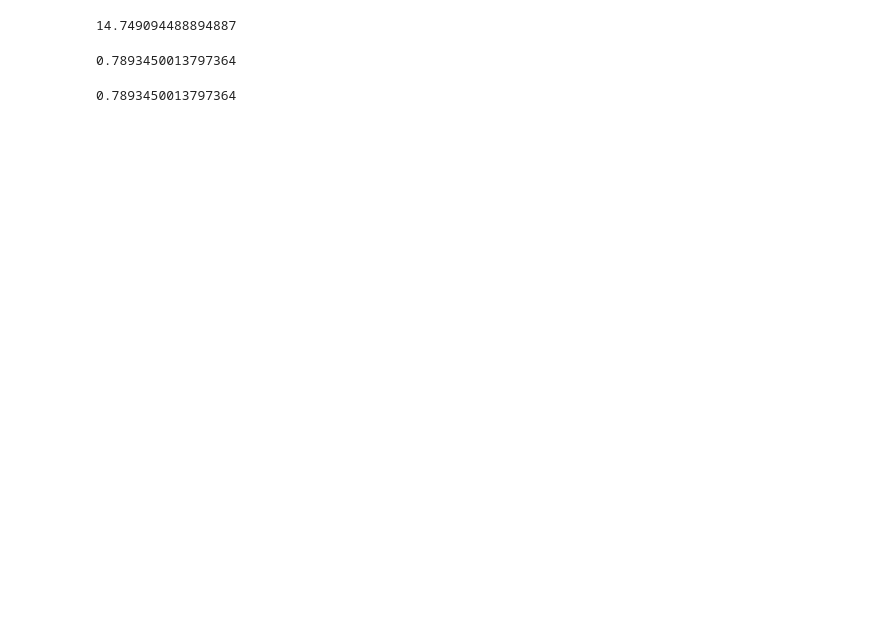
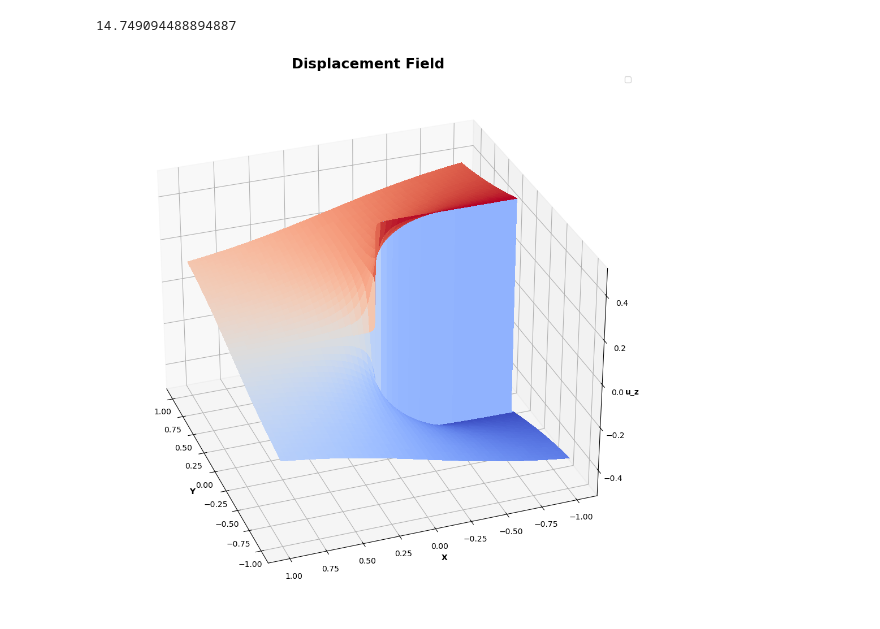
Before and after one commit to imanderson588/DislocationGenerator, a Jupyter notebook: dipoleField.ipynb, the cells around one changed output. Drawn from its saved outputs; the diff is of its cells as text; code cells hidden in the pictures; blank space fills up the shorter version.

```diff
--- a/dipoleField.ipynb
+++ b/dipoleField.ipynb
@@ -215,23 +240,45 @@ ax.view_init(elev=30, azim=120)
 u_x_image(1, 0, 10)+u_x_error(1,0)
 # %% [output]
 14.749094488894887
-# %%
-def test_x(x,y,nu,b_e):
-     disp_m = b_e / (2 * np.pi) * (np.arctan2(y,x) + (x * y) / (2 * (1 - nu) * (x**2 + y**2)))
-     return disp_m
-
-
-test_x(-0.5,1,0.24,2.8)
-# %% [output]
-0.7893450013797364
-# %%
-def test_x2(x, y, b, v):
-    factor1 = b/(2*np.pi)
-    theta1 = np.arctan2(y,x)
-    term1 = ((x)*y)/(2*(1-v)*((x)**2+y**2))
-
-    return (factor1*(theta1 + term1))
-
-test_x2(-0.5,1,2.8,0.24)
-# %% [output]
-0.7893450013797364
+# %%
+def uz(x, y, b):
+    return b * (np.arctan2(y, x) / (2 * np.pi))
+
+# Create a high-resolution grid, excluding the origin to avoid dividing by zero
+x_values = np.linspace(-1, 1, 1000)
+y_values = np.linspace(-1, 1, 1000)
+X, Y = np.meshgrid(x_values, y_values)
+Z = uz(X, Y, 1)
+
+# Optional: Mask the origin to avoid smoothing the discontinuity
+Z[np.logical_and(np.abs(X) < 1e-3, np.abs(Y) < 1e-3)] = np.nan
+
+# Plot
+fig = plt.figure(figsize=(10, 10))
+ax = fig.add_subplot(projection='3d')
+
+# Surface plot
+surf = ax.plot_surface(Y, X, Z, cmap='coolwarm', edgecolor='none', alpha=1, antialiased=False)
+
+
+
+# View angle
+ax.view_init(elev=30, azim=160)
+
+# Labels and title
+ax.set_xlabel('Y', fontsize=10, fontweight='bold')
+ax.set_ylabel('X', fontsize=10, fontweight='bold')
+ax.set_zlabel('u_z', labelpad=1.5, fontsize=10, fontweight='bold')
+ax.set_title(r'Displacement Field', fontsize=18, fontweight='bold')
+
+# Colorbar
+#fig.colorbar(surf, shrink=0.5, aspect=10, label=r'$u_z$')
+
+# Legend
+ax.legend()
+
+plt.tight_layout()
+plt.savefig('uz_singlescrew.png',dpi=600)
+plt.show()
+# %% [output]
+[figure, added]
```
Also changed, not shown: parts of 5 cells of this notebook, 4 other files.
